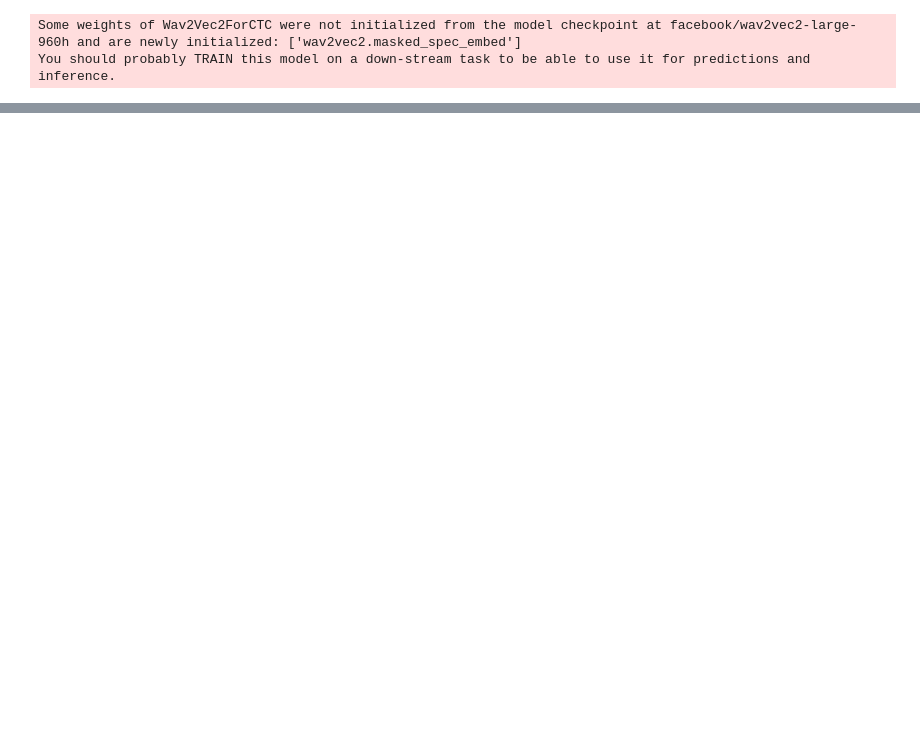
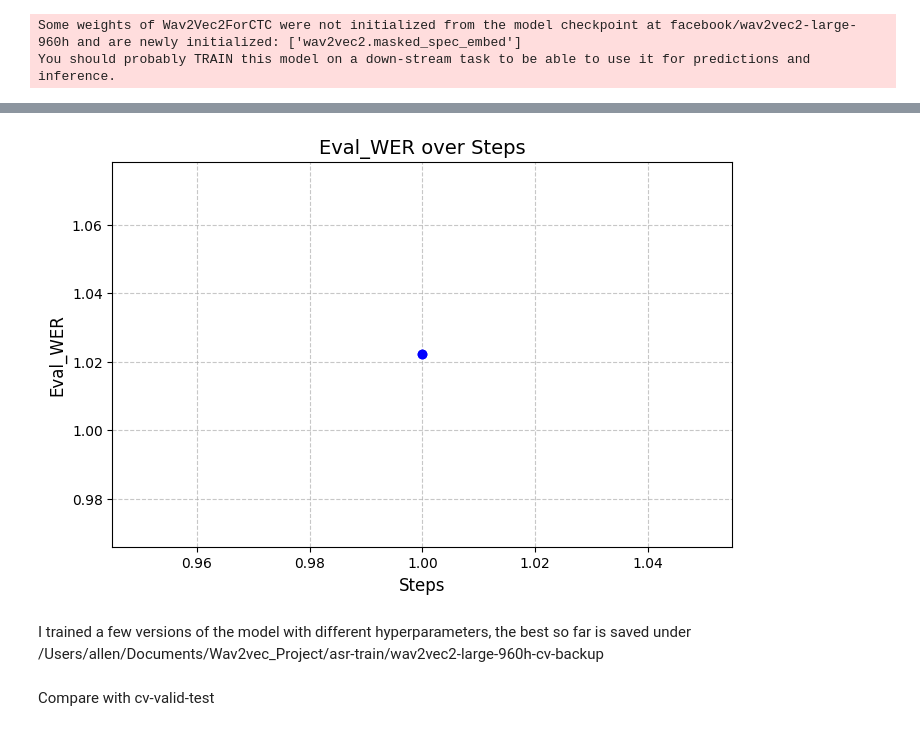
Before and after one commit to allenhon/Wav2vec_Project, a Jupyter notebook: asr-train/cv-train-2a.ipynb, the cells around one changed output, grey strips where cells are left out. Cells and saved outputs as stored; diff of their text form; code cells hidden in the pictures; blank space fills up the shorter version.

```diff
--- a/asr-train/cv-train-2a.ipynb
+++ b/asr-train/cv-train-2a.ipynb
@@ -236,0 +365,14 @@ test_processor = Wav2Vec2Processor.from_pretrained("./wav2vec2-large-960h-cv")
+# %%
+plt.figure(figsize=(8, 5))
+plt.plot(metrics_df["epoch"], metrics_df["eval_wer"], marker="o", linestyle="-", color="b")
+plt.title("Eval_WER over Steps", fontsize=14)
+plt.xlabel("Steps", fontsize=12)
+plt.ylabel("Eval_WER", fontsize=12)
+plt.grid(True, linestyle="--", alpha=0.7)
+plt.show()
+# %% [output]
+[figure, added]
+# %% [markdown]
+I trained a few versions of the model with different hyperparameters, the best so far is saved under /Users/allen/Documents/Wav2vec_Project/asr-train/wav2vec2-large-960h-cv-backup
+# %% [markdown]
+Compare with cv-valid-test
```
Also changed, not shown: parts of 26 cells of this notebook.
